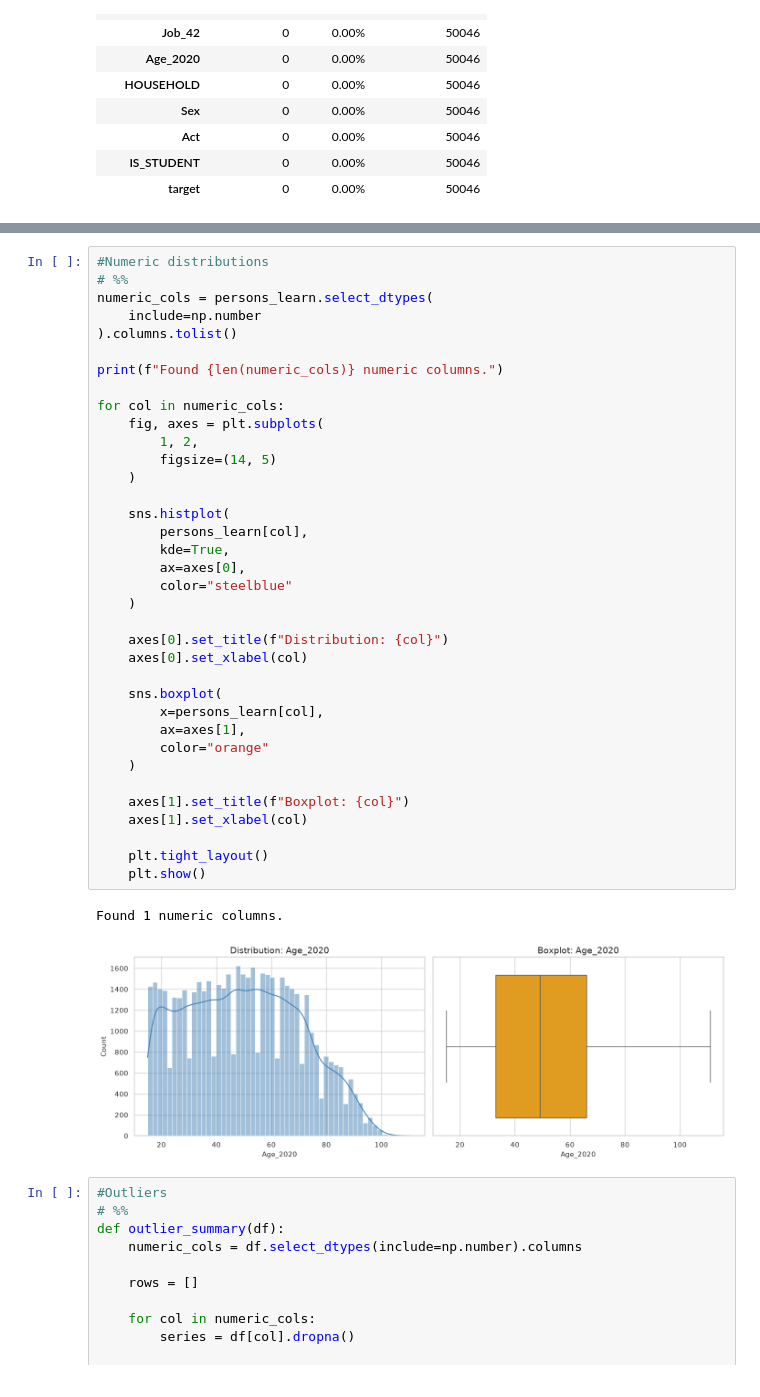
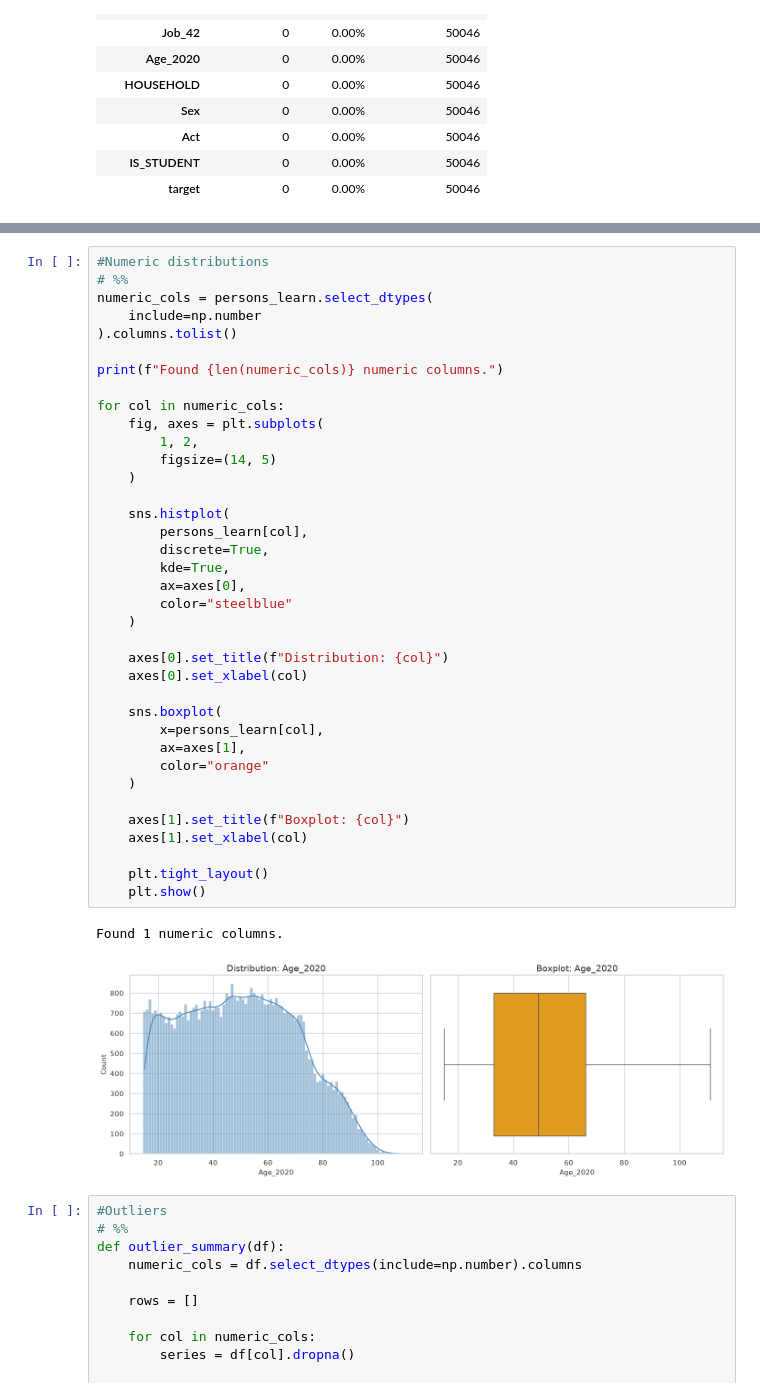
Before and after one commit to julianlopz/Dauphine, a Jupyter notebook: machine_learning/project/scripts/my scripts/1.build_dataset_notebook.ipynb, the cells around one changed output, grey strips where cells are left out. Drawn from its saved outputs; the diff is of its cells as text.

```diff
--- a/machine_learning/project/scripts/my scripts/1.build_dataset_notebook.ipynb
+++ b/machine_learning/project/scripts/my scripts/1.build_dataset_notebook.ipynb
@@ -576,34 +578,35 @@ print(f"Found {len(numeric_cols)} numeric columns.")
 
 for col in numeric_cols:
     fig, axes = plt.subplots(
         1, 2,
         figsize=(14, 5)
     )
 
     sns.histplot(
         persons_learn[col],
+        discrete=True,
         kde=True,
         ax=axes[0],
         color="steelblue"
     )
 
     axes[0].set_title(f"Distribution: {col}")
     axes[0].set_xlabel(col)
 
     sns.boxplot(
         x=persons_learn[col],
         ax=axes[1],
         color="orange"
     )
 
     axes[1].set_title(f"Boxplot: {col}")
     axes[1].set_xlabel(col)
 
     plt.tight_layout()
     plt.show()
 # %% [output]
 Found 1 numeric columns.
-[figure, old version]
+[figure, new version]
 # %%
 #Outliers
 # %%
```
Also changed, not shown: parts of 24 cells of this notebook, 29 other files.
